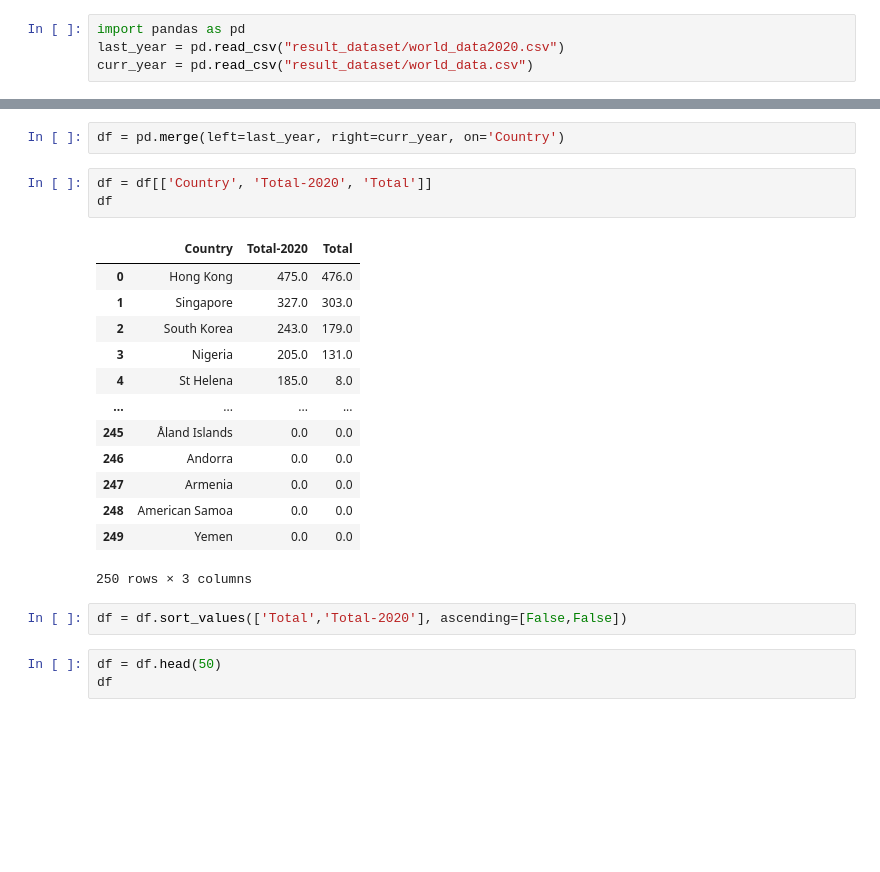
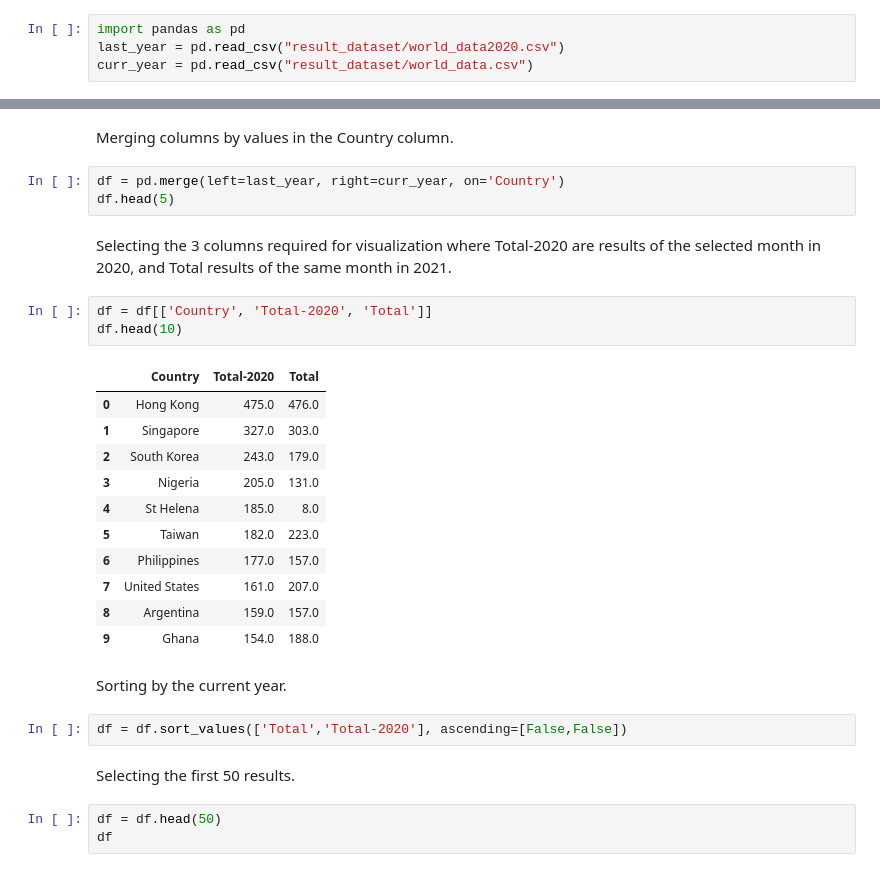
Before and after one commit to yerzhankaratay/FNN, a Jupyter notebook: Last Year and Current Year Comparison.ipynb, the cells around one changed output, grey strips where cells are left out. Drawn from its saved outputs; the diff is of its cells as text; blank space fills up the shorter version.

```diff
--- a/Last Year and Current Year Comparison.ipynb
+++ b/Last Year and Current Year Comparison.ipynb
@@ -5,24 +19,31 @@ curr_year = pd.read_csv("result_dataset/world_data.csv")
+# %% [markdown]
+Merging columns by values in the Country column.
 # %%
 df = pd.merge(left=last_year, right=curr_year, on='Country')
+df.head(5)
+# %% [markdown]
+Selecting the 3 columns required for visualization where Total-2020 are results of the selected month in 2020, and Total results of the same month in 2021.
 # %%
 df = df[['Country', 'Total-2020', 'Total']]
-df
+df.head(10)
 # %% [output]
 |  | Country | Total-2020 | Total |
 | 0 | Hong Kong | 475.0 | 476.0 |
 | 1 | Singapore | 327.0 | 303.0 |
 | 2 | South Korea | 243.0 | 179.0 |
 | 3 | Nigeria | 205.0 | 131.0 |
 | 4 | St Helena | 185.0 | 8.0 |
-| ... | ... | ... | ... |
-| 245 | Åland Islands | 0.0 | 0.0 |
-| 246 | Andorra | 0.0 | 0.0 |
-| 247 | Armenia | 0.0 | 0.0 |
-| 248 | American Samoa | 0.0 | 0.0 |
-| 249 | Yemen | 0.0 | 0.0 |
+| 5 | Taiwan | 182.0 | 223.0 |
+| 6 | Philippines | 177.0 | 157.0 |
+| 7 | United States | 161.0 | 207.0 |
+| 8 | Argentina | 159.0 | 157.0 |
+| 9 | Ghana | 154.0 | 188.0 |
-250 rows × 3 columns
+# %% [markdown]
+Sorting by the current year.
 # %%
 df = df.sort_values(['Total','Total-2020'], ascending=[False,False])
+# %% [markdown]
+Selecting the first 50 results.
 # %%
 df = df.head(50)
 df
```
Also changed, not shown: parts of 4 cells of this notebook.
